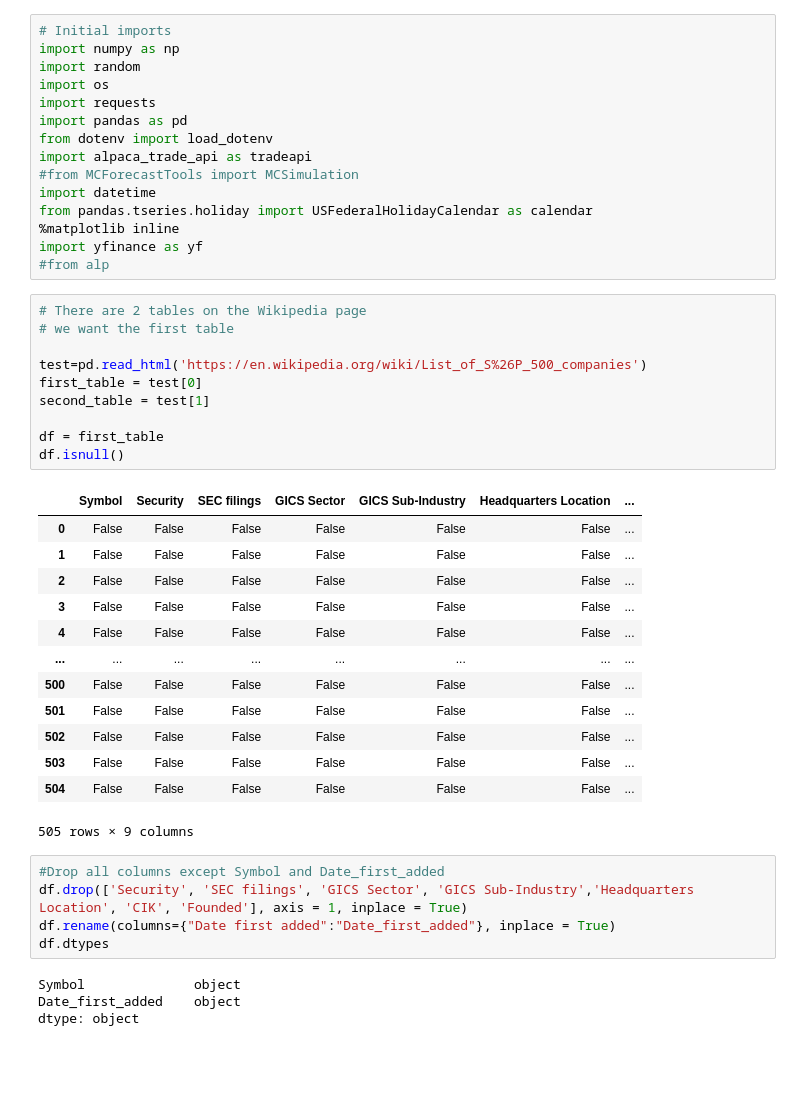
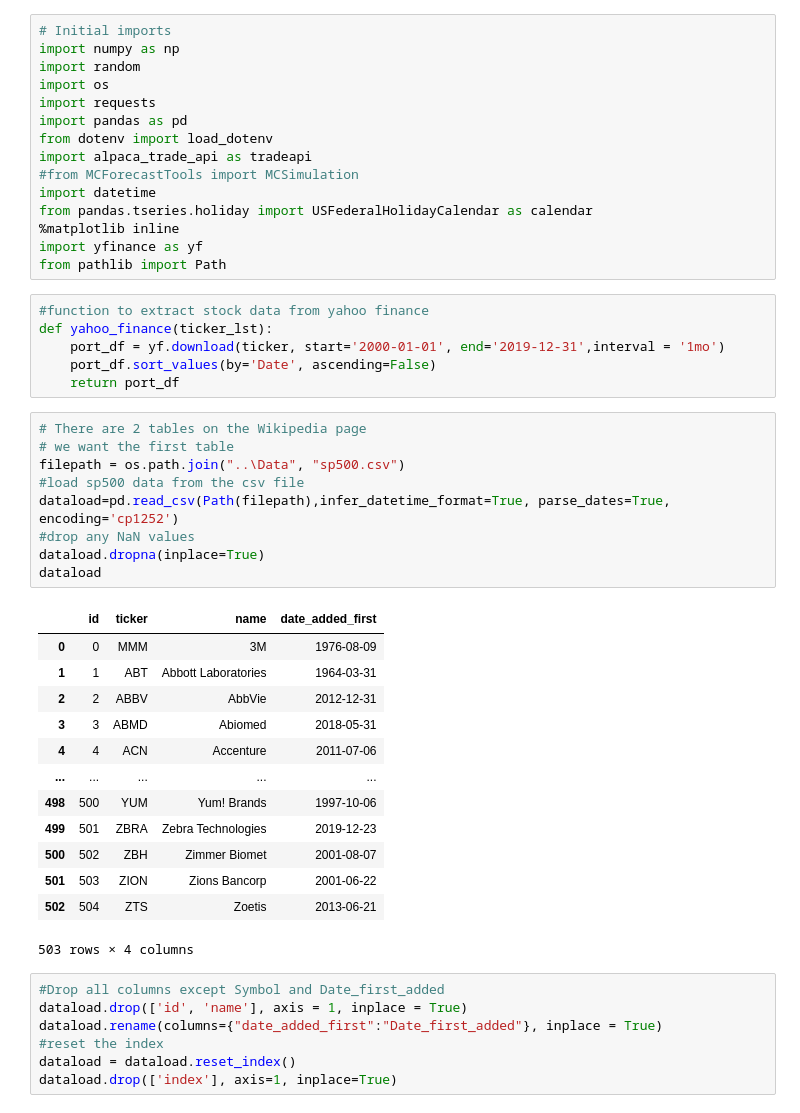
Before and after one commit to Harnekgithub/Project_Random_Walkthrough_SP500_Dataset, a Jupyter notebook: Code/random_walkthrough.ipynb, the cells around one changed output. Drawn from its saved outputs; the diff is of its cells as text; blank space fills up the shorter version.

```diff
--- a/Code/random_walkthrough.ipynb
+++ b/Code/random_walkthrough.ipynb
@@ -12,37 +12,40 @@ import datetime
 from pandas.tseries.holiday import USFederalHolidayCalendar as calendar
 %matplotlib inline
 import yfinance as yf
-#from alp
+from pathlib import Path
-# %%
-# There are 2 tables on the Wikipedia page
-# we want the first table
-
-test=pd.read_html('https://en.wikipedia.org/wiki/List_of_S%26P_500_companies')
-first_table = test[0]
-second_table = test[1]
-
-df = first_table
-df.isnull()
-# %% [output]
-|  | Symbol | Security | SEC filings | GICS Sector | GICS Sub-Industry | Headquarters Location | ... |
-| 0 | False | False | False | False | False | False | ... |
-| 1 | False | False | False | False | False | False | ... |
-| 2 | False | False | False | False | False | False | ... |
-| 3 | False | False | False | False | False | False | ... |
-| 4 | False | False | False | False | False | False | ... |
-| ... | ... | ... | ... | ... | ... | ... | ... |
-| 500 | False | False | False | False | False | False | ... |
-| 501 | False | False | False | False | False | False | ... |
-| 502 | False | False | False | False | False | False | ... |
-| 503 | False | False | False | False | False | False | ... |
-| 504 | False | False | False | False | False | False | ... |
-505 rows × 9 columns
+# %%
+#function to extract stock data from yahoo finance
+def yahoo_finance(ticker_lst):
+    port_df = yf.download(ticker, start='2000-01-01', end='2019-12-31',interval = '1mo')
+    port_df.sort_values(by='Date', ascending=False)
+    return port_df
+# %%
+# There are 2 tables on the Wikipedia page
+# we want the first table
+filepath = os.path.join("..\Data", "sp500.csv")
+#load sp500 data from the csv file
+dataload=pd.read_csv(Path(filepath),infer_datetime_format=True, parse_dates=True, encoding='cp1252')
+#drop any NaN values
+dataload.dropna(inplace=True)
+dataload
+# %% [output]
+|  | id | ticker | name | date_added_first |
+| 0 | 0 | MMM | 3M | 1976-08-09 |
+| 1 | 1 | ABT | Abbott Laboratories | 1964-03-31 |
+| 2 | 2 | ABBV | AbbVie | 2012-12-31 |
+| 3 | 3 | ABMD | Abiomed | 2018-05-31 |
+| 4 | 4 | ACN | Accenture | 2011-07-06 |
+| ... | ... | ... | ... | ... |
+| 498 | 500 | YUM | Yum! Brands | 1997-10-06 |
+| 499 | 501 | ZBRA | Zebra Technologies | 2019-12-23 |
+| 500 | 502 | ZBH | Zimmer Biomet | 2001-08-07 |
+| 501 | 503 | ZION | Zions Bancorp | 2001-06-22 |
+| 502 | 504 | ZTS | Zoetis | 2013-06-21 |
+503 rows × 4 columns
 # %%
 #Drop all columns except Symbol and Date_first_added
-df.drop(['Security', 'SEC filings', 'GICS Sector', 'GICS Sub-Industry','Headquarters Location', 'CIK', 'Founded'], axis = 1, inplace = True)
-df.rename(columns={"Date first added":"Date_first_added"}, inplace = True)
-df.dtypes
+dataload.drop(['id', 'name'], axis = 1, inplace = True)
+dataload.rename(columns={"date_added_first":"Date_first_added"}, inplace = True)
+#reset the index
+dataload = dataload.reset_index()
+dataload.drop(['index'], axis=1, inplace=True)
-# %% [output]
-Symbol              object
-Date_first_added    object
-dtype: object
```
Also changed, not shown: parts of 20 cells of this notebook, 7 other files.
